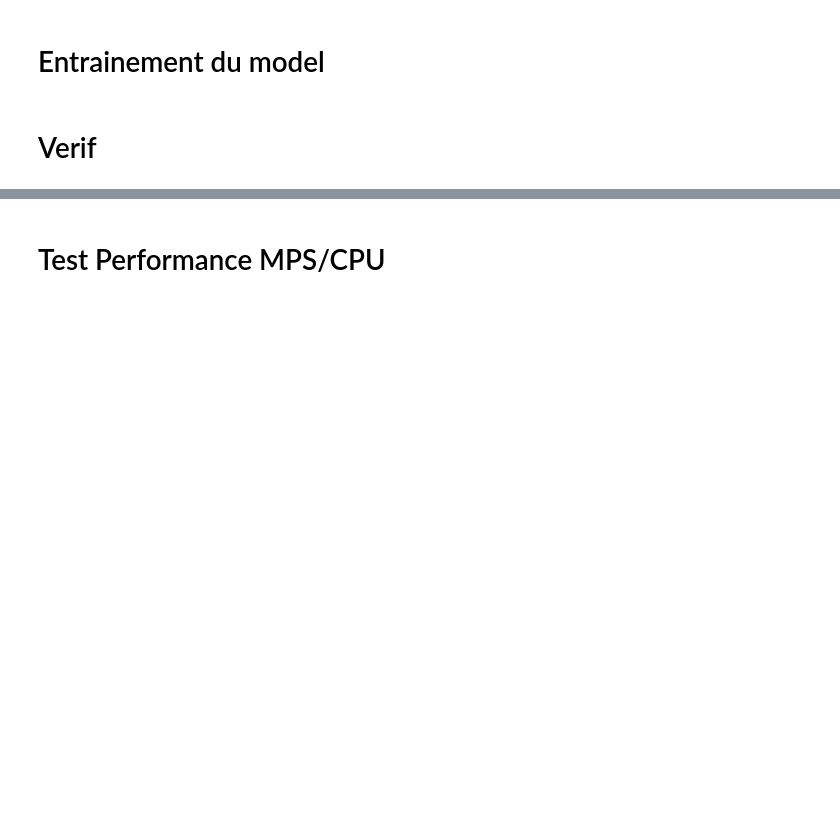
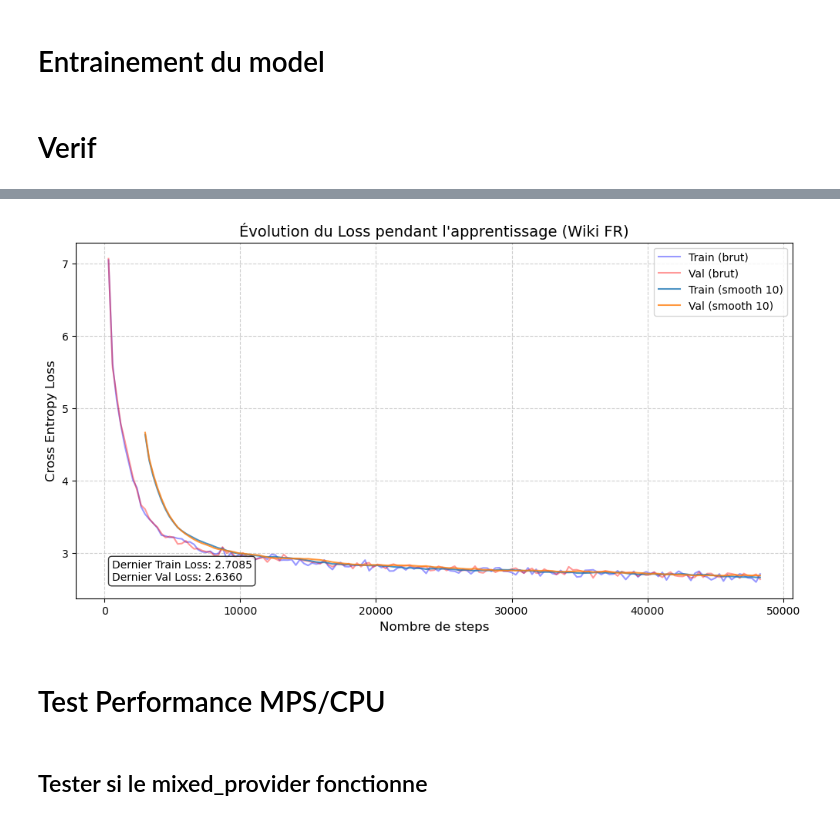
Before and after one commit to e-coucou/Machine-Learning, a Jupyter notebook: 4-DeepLearning/train_gpt_2.ipynb, the cells around one changed output, grey strips where cells are left out. Drawn from its saved outputs; the diff is of its cells as text; code cells hidden in the pictures; blank space fills up the shorter version.

```diff
--- a/4-DeepLearning/train_gpt_2.ipynb
+++ b/4-DeepLearning/train_gpt_2.ipynb
@@ -193,6 +200,8 @@ print("-" * 40)
 # %%
-visualizer = gpt.TrainingVisualizer('history.json') #('model/my_wiky_history.json')
+visualizer = gpt.TrainingVisualizer('model/my_wiky_history.json')
 visualizer.plot_metrics(window_size=10) # Lissage sur 10 fichiers
+# %% [output]
+[figure, added]
 # %% [markdown]
 # Test Performance MPS/CPU
 # %%
@@ -232,3 +241,5 @@ if torch.backends.mps.is_available():
         print(f"Passage {i+1} - ⏱️ Temps MPS : {time.time() - start:.4f}s")
 # %%
 print(len(token.vocab))
+# %% [markdown]
+## Tester si le mixed_provider fonctionne
```
Also changed, not shown: parts of 3 cells of this notebook, 16 other files.
